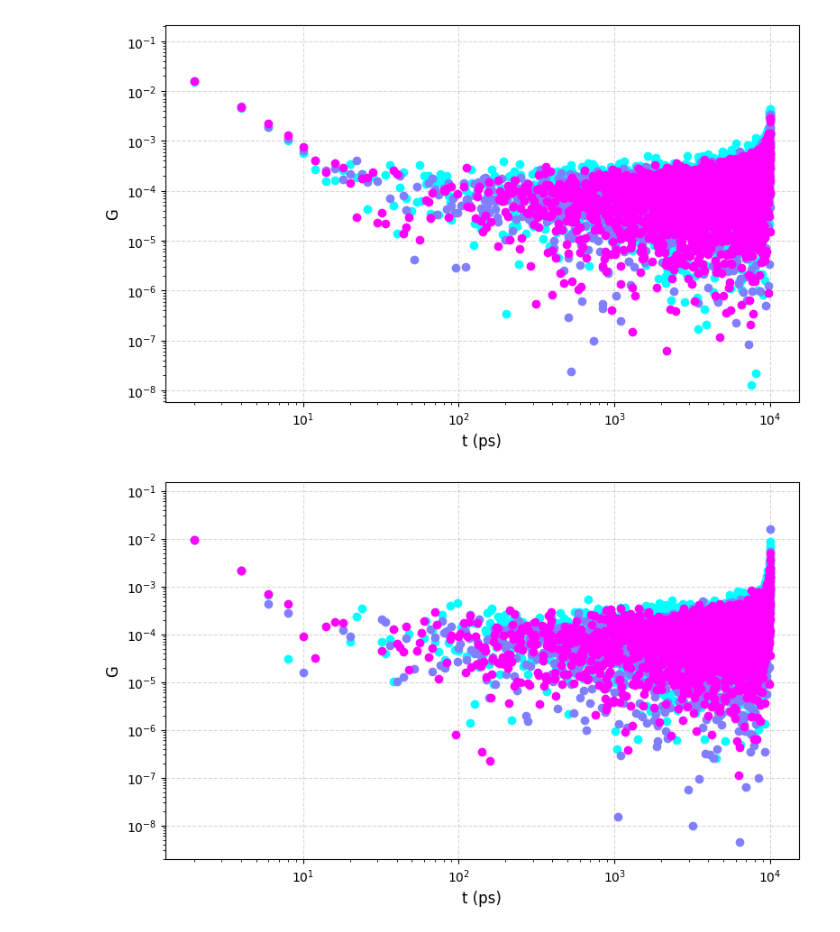
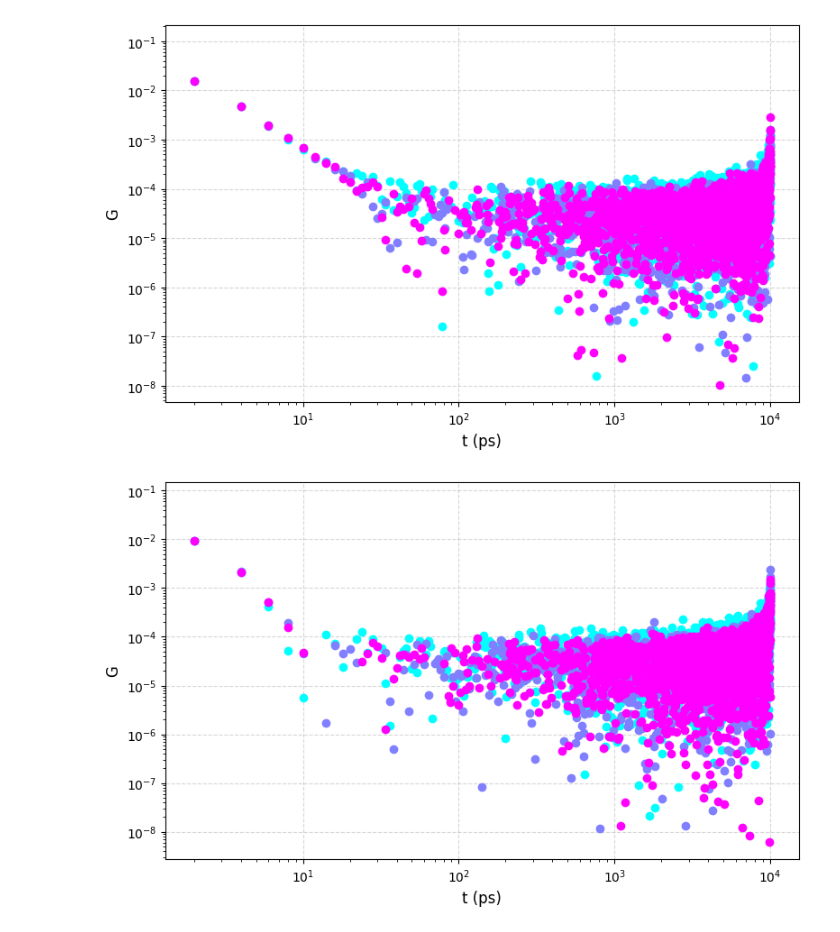
Before and after one commit to NMRDfromMD/dataset-pure-water, a Jupyter notebook: analysis/plot.ipynb, the cells around one changed output. Saved outputs shown, nothing was run; the diff lists cells and outputs as text; code cells hidden in the pictures.

```diff
--- a/analysis/plot.ipynb
+++ b/analysis/plot.ipynb
@@ -10,7 +10,7 @@ target_frequency = 150929  # MHz
 ref_time = 463.7943 # LJ time in fs
 ref_temp = 50.3219 # LJ temp in K
 
-all_n = [5] # , 20, 80, 320, 1280]
+all_n = [5, 500] # , 20, 80, 320, 1280]
 # %%
 type = "full"
 
@@ -22,13 +22,13 @@ colors = cmap(np.linspace(0, 1, 3))
 
 # Plot each R1 spectrum
 
-n = all_n[0]
+n = all_n[1]
 
 all_gij_0 = []
 all_gij_1 = []
 all_gij_2 = []
 
-for repetition in range(20):
+for repetition in range(1):
 
     result_file = f"nmr_{type}/result{n}-{repetition}.npy"
     data = np.load(result_file, allow_pickle=True).item()
@@ -70,7 +70,7 @@ plt.tight_layout()
 # plt.savefig(f"R1_{type}.png", dpi=300)
 plt.show()
 # %% [output]
-[figure, old version]
+[figure, new version]
 # %%
 type = "intra"
 
@@ -82,13 +82,13 @@ colors = cmap(np.linspace(0, 1, 3))
 
 # Plot each R1 spectrum
 
-n = all_n[0]
+n = all_n[1]
 
 all_gij_0 = []
 all_gij_1 = []
 all_gij_2 = []
 
-for repetition in range(20):
+for repetition in range(1):
 
     result_file = f"nmr_{type}/result{n}-{repetition}.npy"
     data = np.load(result_file, allow_pickle=True).item()
@@ -103,34 +103,34 @@ for repetition in range(20):
 mean_gij_0 = np.mean(all_gij_0, axis = 0)
 mean_gij_1 = np.mean(all_gij_1, axis = 0)
 mean_gij_2 = np.mean(all_gij_2, axis = 0)
 std_gij_0 = np.std(all_gij_0, axis = 0)
 std_gij_1 = np.std(all_gij_1, axis = 0)
 std_gij_2 = np.std(all_gij_2, axis = 0)
 
 ax.loglog(t, mean_gij_0, "o", label=f"n = {n:.1f}", color=colors[0])
 ax.loglog(t, 6*mean_gij_1, "o", label=f"n = {n:.1f}", color=colors[1])
 ax.loglog(t, 6/4*mean_gij_2, "o", label=f"n = {n:.1f}", color=colors[2])
 
 # Axis labels and title
 ax.set_xlabel("t (ps)", fontsize=12)
 ax.set_ylabel("G", fontsize=12)
 ax.grid(True, linestyle="--", alpha=0.5)
 
 # plt.xlim([30, 5e4])
 # plt.ylim([0.005, 3])
 
 # Colorbar representing temperature gradient
 # norm = plt.Normalize(vmin=0, vmax=1280)
 # sm = plt.cm.ScalarMappable(cmap=cmap, norm=norm)
 # sm.set_array([])
 
 # cbar = fig.colorbar(sm, ax=ax, label="number_i")
 
 plt.tight_layout()
 # plt.savefig(f"R1_{type}.png", dpi=300)
 plt.show()
 # %% [output]
-[figure, old version]
+[figure, new version]
 # %%
 type = "inter"
 
```
Also changed, not shown: parts of 3 cells of this notebook, 8 other files.
